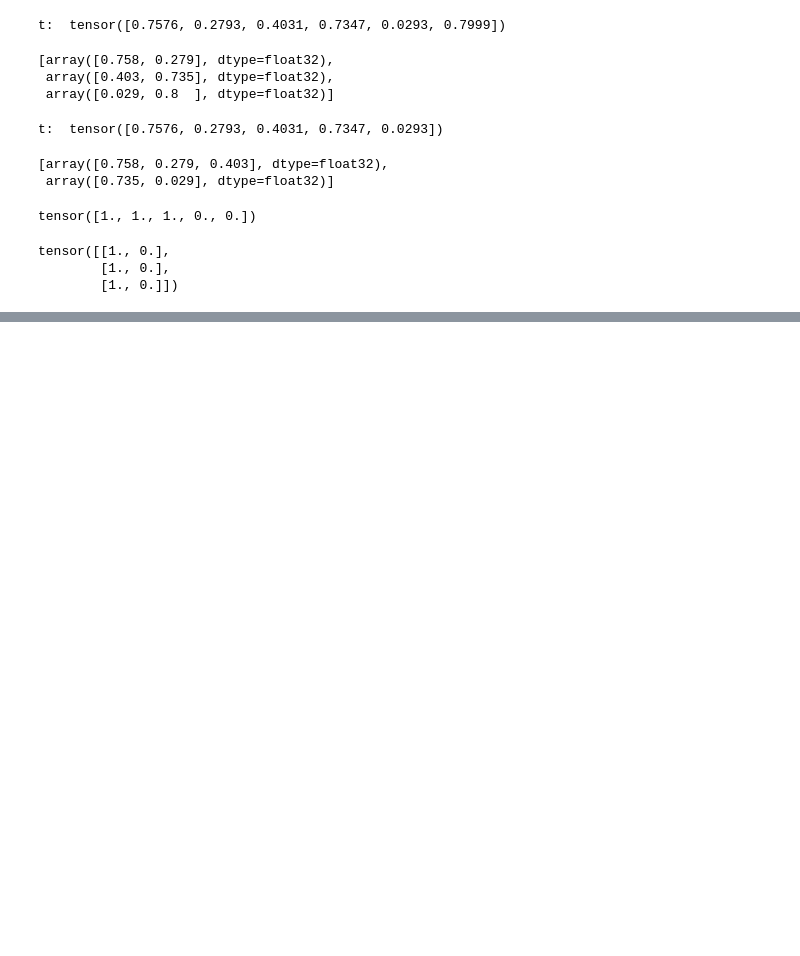
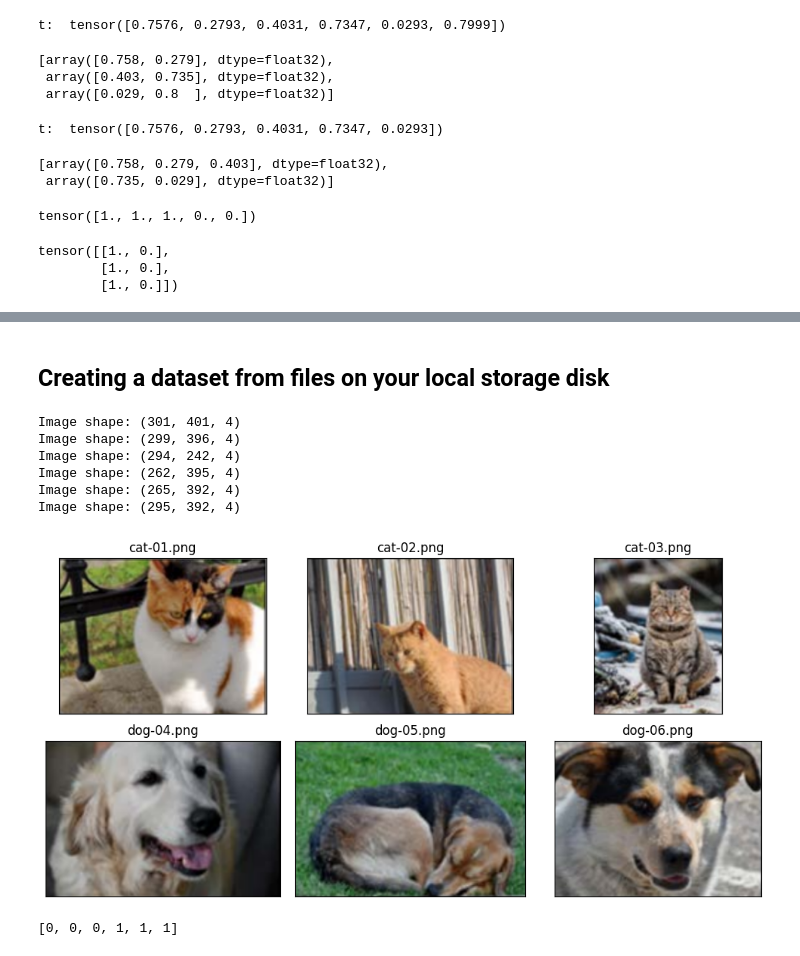
Before and after one commit to mobinapourmoshir/Functional-Deep-Learning, a Jupyter notebook: Parallelizing_Neural_Network_Training_with_PyTorch.ipynb, the cells around one changed output, grey strips where cells are left out. Saved outputs shown, nothing was run; the diff lists cells and outputs as text; code cells hidden in the pictures; blank space fills up the shorter version.

Commit message:
Activation functions

```diff
--- a/Parallelizing_Neural_Network_Training_with_PyTorch.ipynb
+++ b/Parallelizing_Neural_Network_Training_with_PyTorch.ipynb
@@ -197,0 +221,4 @@ tensor([[1., 0.],
+# %%
+data_loader = DataLoader(t, batch_size=3, drop_last=False)
+for i, batch in enumerate(data_loader, 1):
+  print(f'batch {i}:', batch)
@@ -197,0 +265,7 @@ tensor([[1., 0.],
+# %%
+torch.manual_seed(1)
+data_loader = DataLoader(dataset=joint_dataset, batch_size=2, shuffle=True) # each batch contains two data records (x) and the corresponding labels (y)
+#  Tterating through the data loader entry by entry:
+for i, batch in enumerate(data_loader, 1):
+  print(f'batch {i}:', 'x:', batch[0],
+        '\n        y:', batch[1])
@@ -197,0 +282,6 @@ tensor([[1., 0.],
+# %%
+for epoch in range(2):
+  print(f'epoch {epoch+1}')
+  for i, batch in enumerate(data_loader, 1):
+    print(f'batch {i}:', 'x:', batch[0],
+          '\n          y:', batch[1])
@@ -197,0 +303,50 @@ tensor([[1., 0.],
+# %% [markdown]
+## Creating a dataset from files on your local storage disk
+# %%
+import matplotlib.pyplot as plt
+from PIL import Image
+import requests
+from io import BytesIO
+import numpy as np
+import os
+
+# List of image URLs from your GitHub repository
+file_list = [
+    'https://github.com/mobinapourmoshir/Functional-Deep-Learning/raw/main/cat_dog_images/cat-01.png',
+    'https://github.com/mobinapourmoshir/Functional-Deep-Learning/raw/main/cat_dog_images/cat-02.png',
+    'https://github.com/mobinapourmoshir/Functional-Deep-Learning/raw/main/cat_dog_images/cat-03.png',
+    'https://github.com/mobinapourmoshir/Functional-Deep-Learning/raw/main/cat_dog_images/dog-04.png',
+    'https://github.com/mobinapourmoshir/Functional-Deep-Learning/raw/main/cat_dog_images/dog-05.png',
+    'https://github.com/mobinapourmoshir/Functional-Deep-Learning/raw/main/cat_dog_images/dog-06.png',
+]
+
+# Plot the images
+fig = plt.figure(figsize=(10, 5))
+for i, url in enumerate(file_list):
+    # Download the image from GitHub
+    response = requests.get(url)
+    img = Image.open(BytesIO(response.content))
+    print('Image shape:', np.array(img).shape)
+
+    ax = fig.add_subplot(2, 3, i+1)
+    ax.imshow(img)
+    ax.set_xticks([]); ax.set_yticks([])
+    ax.set_title(os.path.basename(url), size=12)
+
+plt.tight_layout()
+plt.show()
+# %% [output]
+Image shape: (301, 401, 4)
+Image shape: (299, 396, 4)
+Image shape: (294, 242, 4)
+Image shape: (262, 395, 4)
+Image shape: (265, 392, 4)
+Image shape: (295, 392, 4)
+[figure, added]
+# %%
+labels = [1 if 'dog' in
+              os.path.basename(file) else 0
+                      for file in file_list]
+print(labels)
+# %% [output]
+[0, 0, 0, 1, 1, 1]
```
Also changed, not shown: parts of 54 cells of this notebook.
